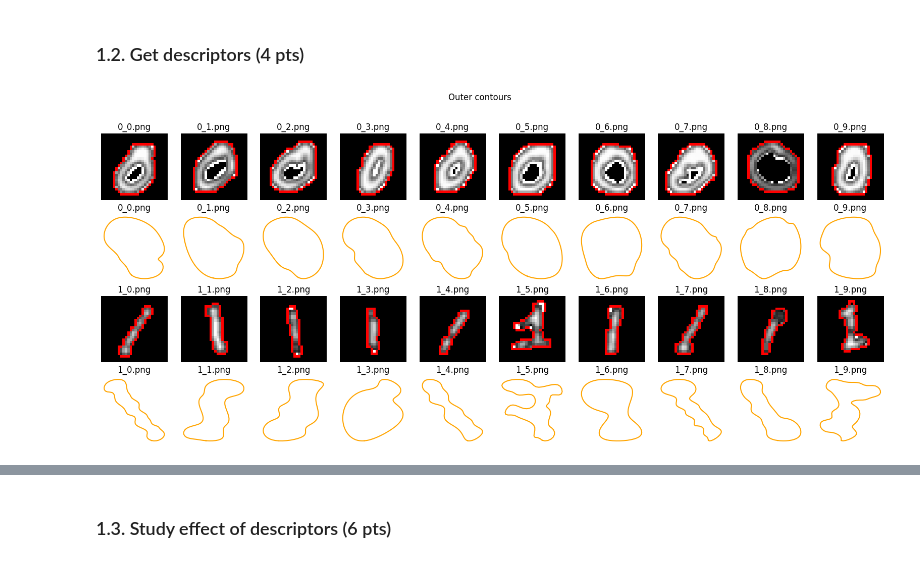
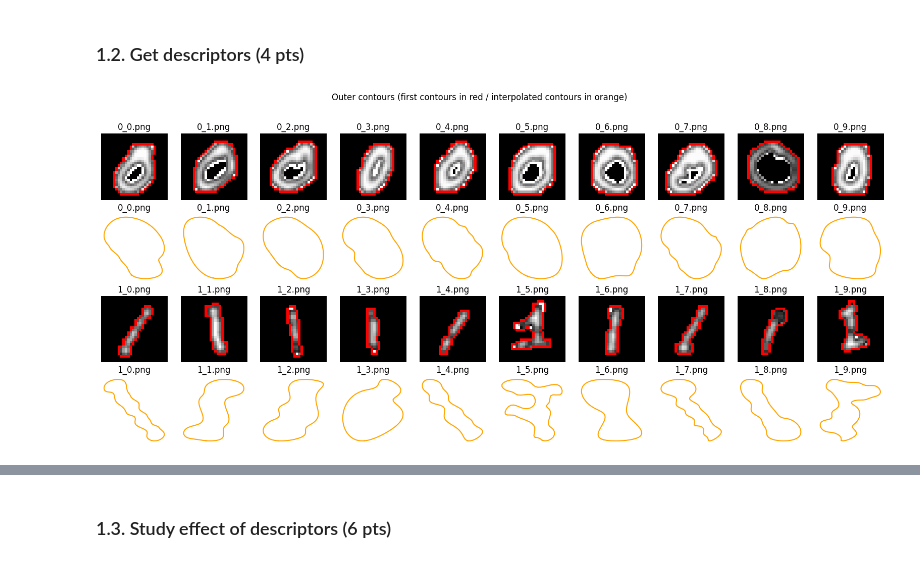
Before and after one commit to sirogosig/EE-451_code, a Jupyter notebook: labs/lab_02_object_description.ipynb, the cells around one changed output, grey strips where cells are left out. Saved outputs shown, nothing was run; the diff lists cells and outputs as text; code cells hidden in the pictures.

```diff
--- a/labs/lab_02_object_description.ipynb
+++ b/labs/lab_02_object_description.ipynb
@@ -177,62 +182,66 @@ plt.show()
 # %% [markdown]
 ### 1.2. Get descriptors (4 pts)
 # %%
-from scipy import interpolate
-# Find contours
+# Find contours, fill lists and plot
+# For zeros, we just keep the outermost contour
+# We also use interpolation on the contours
+
+fig, axes = plt.subplots(4, len(zeros), figsize=(20, 8))
 
 
-    # lists with contours
-zeros_Co = []
-ones_Co = []
+# For zeros
+for ax0, ax1, im, nm in zip(axes[0], axes[1], zeros, zeros_names):
 
-    # Find contours, fill lists and plot
-fig, axes = plt.subplots(4, len(zeros), figsize=(20, 8))
-
-for ax0, ax1, im, nm in zip(axes[0], axes[1], zeros, zeros_names):
+    # find contours
     im_contours = im.copy()
     im_contours = cv2.convertScaleAbs(im_contours)
     Co, _ = cv2.findContours(im_contours, cv2.RETR_EXTERNAL, cv2.CHAIN_APPROX_SIMPLE)
-    zeros_Co.append(Co)
     im_contours = cv2.cvtColor(im_contours, cv2.COLOR_GRAY2BGR)
 
+    # interpolate contours
     xco = Co[0].T[0][0]
     yco = Co[0].T[1][0]
     data = np.array(list(zip(xco, yco)))
     tck,u = interpolate.splprep(data.transpose(), s=1, per=1)
-    unew = np.arange(0, 1.01, 0.01)
+    unew = np.linspace(0, 1, 100)
     out = interpolate.splev(unew, tck)
 
-    ax0.imshow(cv2.drawContours(im_contours, Co, -1, (255, 0, 0), 1))
-    ax1.plot(out[0], out[1], color='orange')
-
-    ax0.axis('off')
-    ax0.set_title(nm)
-    ax1.axis('off')
-    ax1.set_title(nm)
-
-for ax0, ax1, im, nm in zip(axes[2], axes[3], ones, ones_names):
-    im_contours = im.copy()
-    im_contours = cv2.convertScaleAbs(im_contours)
-    Co, _ = cv2.findContours(im_contours, cv2.RETR_EXTERNAL, cv2.CHAIN_APPROX_SIMPLE)
-    ones_Co.append(Co)
-    im_contours = cv2.cvtColor(im_contours, cv2.COLOR_GRAY2BGR)
-
-    xco = Co[0].T[0][0]
-    yco = Co[0].T[1][0]
-    data = np.array(list(zip(xco, yco)))
-    tck,u = interpolate.splprep(data.transpose(), s=1, per=1)
-    unew = np.arange(0, 1.01, 0.01)
-    out = interpolate.splev(unew, tck)
-
+    # show contours
     ax0.imshow(cv2.drawContours(im_contours, Co, -1, (255, 0, 0), 1))
     ax1.plot(out[0], out[1], color='orange')
     ax0.axis('off')
     ax0.set_title(nm)
     ax1.axis('off')
     ax1.set_title(nm)
 
-fig.suptitle("Outer contours")
+
+# For ones
+for ax0, ax1, im, nm in zip(axes[2], axes[3], ones, ones_names):
+
+    # find contours
+    im_contours = im.copy()
+    im_contours = cv2.convertScaleAbs(im_contours)
+    Co, _ = cv2.findContours(im_contours, cv2.RETR_EXTERNAL, cv2.CHAIN_APPROX_SIMPLE)
+    im_contours = cv2.cvtColor(im_contours, cv2.COLOR_GRAY2BGR)
+
+    # interpolate contours
+    xco = Co[0].T[0][0]
+    yco = Co[0].T[1][0]
+    data = np.array(list(zip(xco, yco)))
+    tck,u = interpolate.splprep(data.transpose(), s=1, per=1)
+    unew = np.linspace(0, 1, 100)
+    out = interpolate.splev(unew, tck)
+
+    # show contours
+    ax0.imshow(cv2.drawContours(im_contours, Co, -1, (255, 0, 0), 1))
+    ax1.plot(out[0], out[1], color='orange')
+    ax0.axis('off')
+    ax0.set_title(nm)
+    ax1.axis('off')
+    ax1.set_title(nm)
+
+fig.suptitle("Outer contours (first contours in red / interpolated contours in orange)")
 plt.show()
 # %% [output]
-[figure, old version]
+[figure, new version]
 # %%
```
Also changed, not shown: parts of 42 cells of this notebook.
